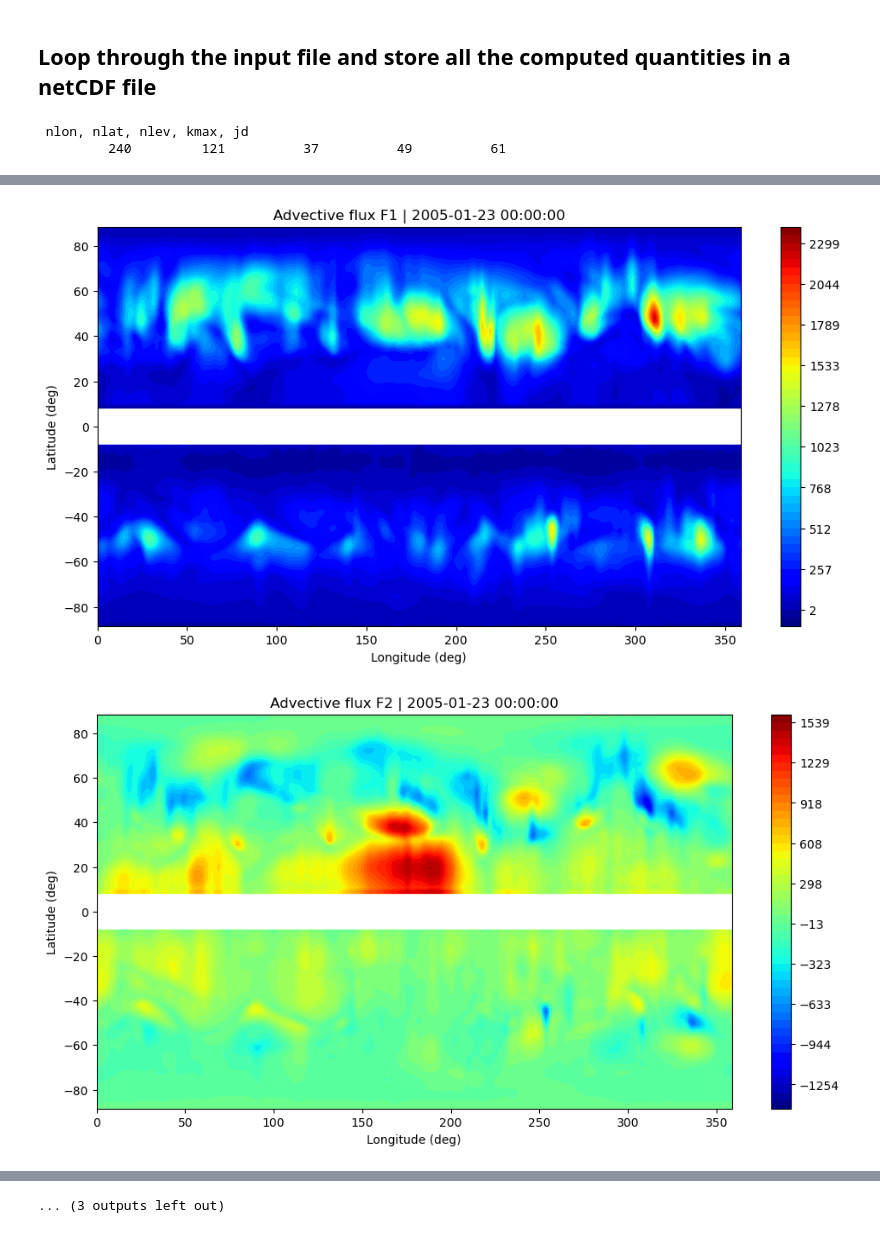
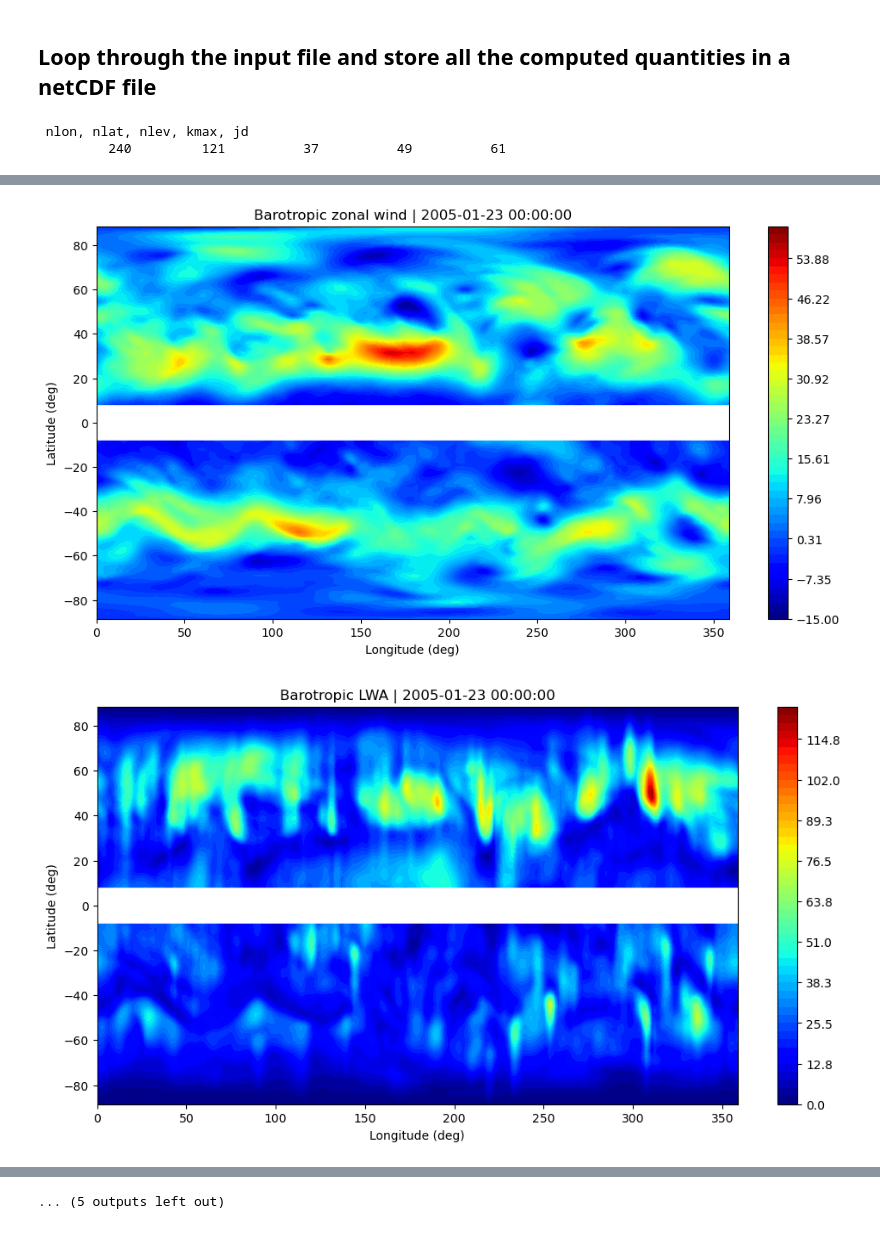
Before and after one commit to csyhuang/hn2016_falwa, a Jupyter notebook: notebooks/nh2018_science/nhn22_reference_states.ipynb, the cells around one changed output, grey strips where cells are left out. Cells and saved outputs as stored; diff of their text form; code cells hidden in the pictures.

```diff
--- a/notebooks/nh2018_science/nhn22_reference_states.ipynb
+++ b/notebooks/nh2018_science/nhn22_reference_states.ipynb
@@ -156,6 +156,8 @@ for tstep in range(32):  # or ntimes
 
         # Vertically averaged variables to be displayed on x-y plane
         variables_xy = [
+            (qgfield_object.u_baro, 'Barotropic zonal wind'),
+            (qgfield_object.lwa_baro, 'Barotropic LWA'),
             (qgfield_object.adv_flux_f1, 'Advective flux F1'),
             (qgfield_object.adv_flux_f2, 'Advective flux F2'),
             (qgfield_object.adv_flux_f3, 'Advective flux F3'),
@@ -194,7 +196,7 @@ for tstep in range(32):  # or ntimes
 
         # Plot fluxes (color axies have to be fixed)
         plt.figure(figsize=(12,6))
-        plt.contourf(xlon, ylat[1:-1], variables_xy[0][0][1:-1, :], np.linspace(-100, 2401, 50), cmap='jet')
+        plt.contourf(xlon, ylat[1:-1], variables_xy[0][0][1:-1, :], np.linspace(-15, 60, 50), cmap='jet')
         plt.axhline(y=0, c='w', lw=30)
         plt.ylabel('Latitude (deg)')
         plt.xlabel('Longitude (deg)')
@@ -203,7 +205,7 @@ for tstep in range(32):  # or ntimes
         plt.show()
 
         plt.figure(figsize=(12,6))
-        plt.contourf(xlon, ylat[1:-1], variables_xy[1][0][1:-1, :], np.linspace(-1440, 1601, 50), cmap='jet')
+        plt.contourf(xlon, ylat[1:-1], variables_xy[1][0][1:-1, :], np.linspace(0, 125, 50), cmap='jet')
         plt.axhline(y=0, c='w', lw=30)
         plt.ylabel('Latitude (deg)')
         plt.xlabel('Longitude (deg)')
@@ -212,7 +214,7 @@ for tstep in range(32):  # or ntimes
         plt.show()
 
         plt.figure(figsize=(12,6))
-        plt.contourf(xlon, ylat[1:-1], variables_xy[2][0][1:-1, :], np.linspace(-1300, 501, 50), cmap='jet')
+        plt.contourf(xlon, ylat[1:-1], variables_xy[2][0][1:-1, :], np.linspace(-100, 2401, 50), cmap='jet')
         plt.axhline(y=0, c='w', lw=30)
         plt.ylabel('Latitude (deg)')
         plt.xlabel('Longitude (deg)')
@@ -221,42 +223,60 @@ for tstep in range(32):  # or ntimes
         plt.show()
 
         plt.figure(figsize=(12,6))
-        plt.contourf(xlon, ylat[1:-1], variables_xy[3][0][1:-1, :], np.linspace(-0.004, 0.0041, 50), cmap='jet')
+        plt.contourf(xlon, ylat[1:-1], variables_xy[3][0][1:-1, :], np.linspace(-1440, 1601, 50), cmap='jet')
         plt.axhline(y=0, c='w', lw=30)
         plt.ylabel('Latitude (deg)')
         plt.xlabel('Longitude (deg)')
         plt.colorbar()
-        plt.title(variables_xy[3][1] +' | ' + str(tstamp[tstep]))
+        plt.title(variables_xy[3][1] + ' | ' + str(tstamp[tstep]))
         plt.show()
 
         plt.figure(figsize=(12,6))
-        plt.contourf(xlon, ylat[1:-1], variables_xy[4][0][1:-1, :], np.linspace(-0.0015, 0.0015, 50), cmap='jet')
+        plt.contourf(xlon, ylat[1:-1], variables_xy[4][0][1:-1, :], np.linspace(-1300, 501, 50), cmap='jet')
         plt.axhline(y=0, c='w', lw=30)
         plt.ylabel('Latitude (deg)')
         plt.xlabel('Longitude (deg)')
         plt.colorbar()
-        plt.title(variables_xy[4][1] +' | ' + str(tstamp[tstep]))
+        plt.title(variables_xy[4][1] + ' | ' + str(tstamp[tstep]))
         plt.show()
 
         plt.figure(figsize=(12,6))
-        plt.contourf(xlon, ylat[1:-1], variables_xy[5][0][1:-1, :], np.linspace(-0.0004, 0.0007, 50), cmap='jet')
+        plt.contourf(xlon, ylat[1:-1], variables_xy[5][0][1:-1, :], np.linspace(-0.004, 0.0041, 50), cmap='jet')
         plt.axhline(y=0, c='w', lw=30)
         plt.ylabel('Latitude (deg)')
         plt.xlabel('Longitude (deg)')
         plt.colorbar()
         plt.title(variables_xy[5][1] +' | ' + str(tstamp[tstep]))
         plt.show()
 
+        plt.figure(figsize=(12,6))
+        plt.contourf(xlon, ylat[1:-1], variables_xy[6][0][1:-1, :], np.linspace(-0.0015, 0.0015, 50), cmap='jet')
+        plt.axhline(y=0, c='w', lw=30)
+        plt.ylabel('Latitude (deg)')
+        plt.xlabel('Longitude (deg)')
+        plt.colorbar()
+        plt.title(variables_xy[6][1] +' | ' + str(tstamp[tstep]))
+        plt.show()
+
+        plt.figure(figsize=(12,6))
+        plt.contourf(xlon, ylat[1:-1], variables_xy[7][0][1:-1, :], np.linspace(-0.0004, 0.0007, 50), cmap='jet')
+        plt.axhline(y=0, c='w', lw=30)
+        plt.ylabel('Latitude (deg)')
+        plt.xlabel('Longitude (deg)')
+        plt.colorbar()
+        plt.title(variables_xy[7][1] +' | ' + str(tstamp[tstep]))
+        plt.show()
+
     print('tstep = {}/{}\n'.format(tstep, ntimes))
 # %% [output]
  nlon, nlat, nlev, kmax, jd
          240         121          37          49          61
 [figure]
 [figure]
 [figure]
 [figure]
 [figure]
 [figure]
 [figure]
-[figure, old version]
+[figure, new version]
-[figure, old version]
+[figure, new version]
@@ -265 +285 @@ for tstep in range(32):  # or ntimes
-... (3 outputs left out)
+... (5 outputs left out)
```
Also changed, not shown: parts of 1 cell of this notebook, 8 other files.
